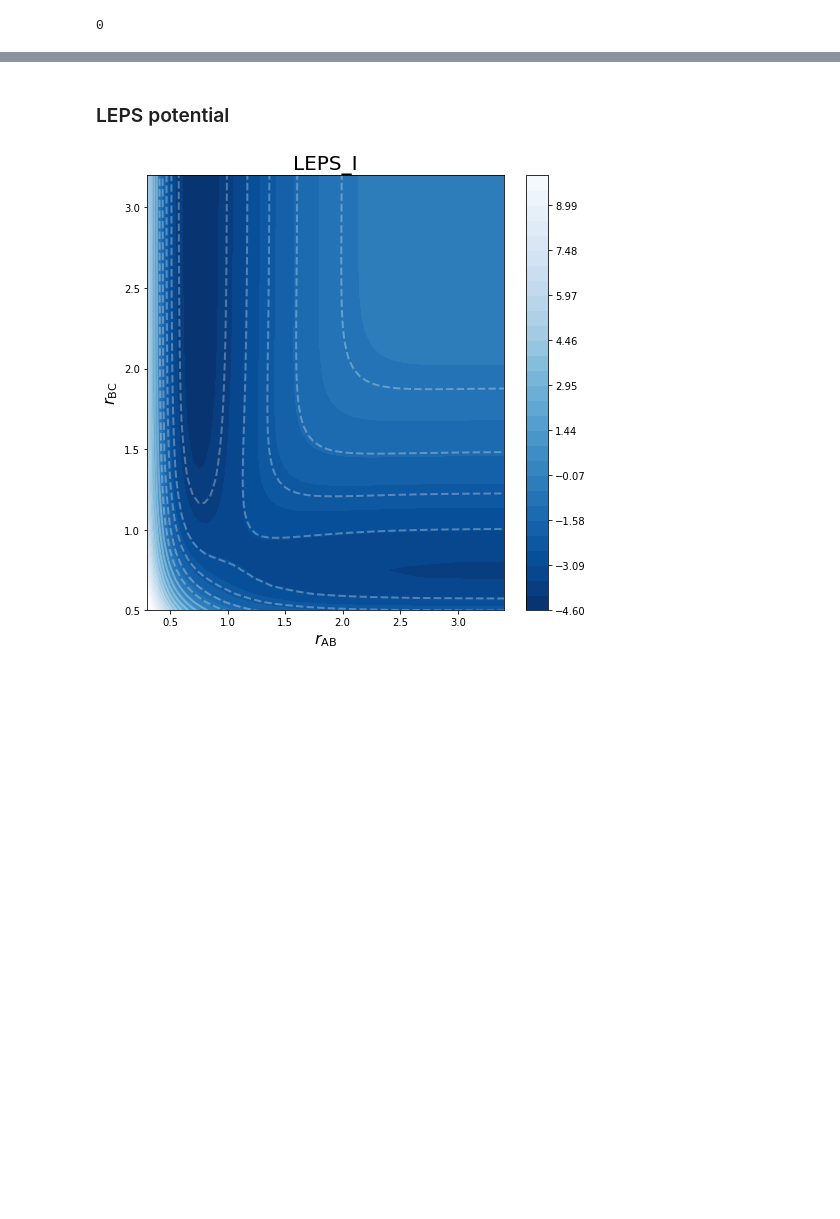
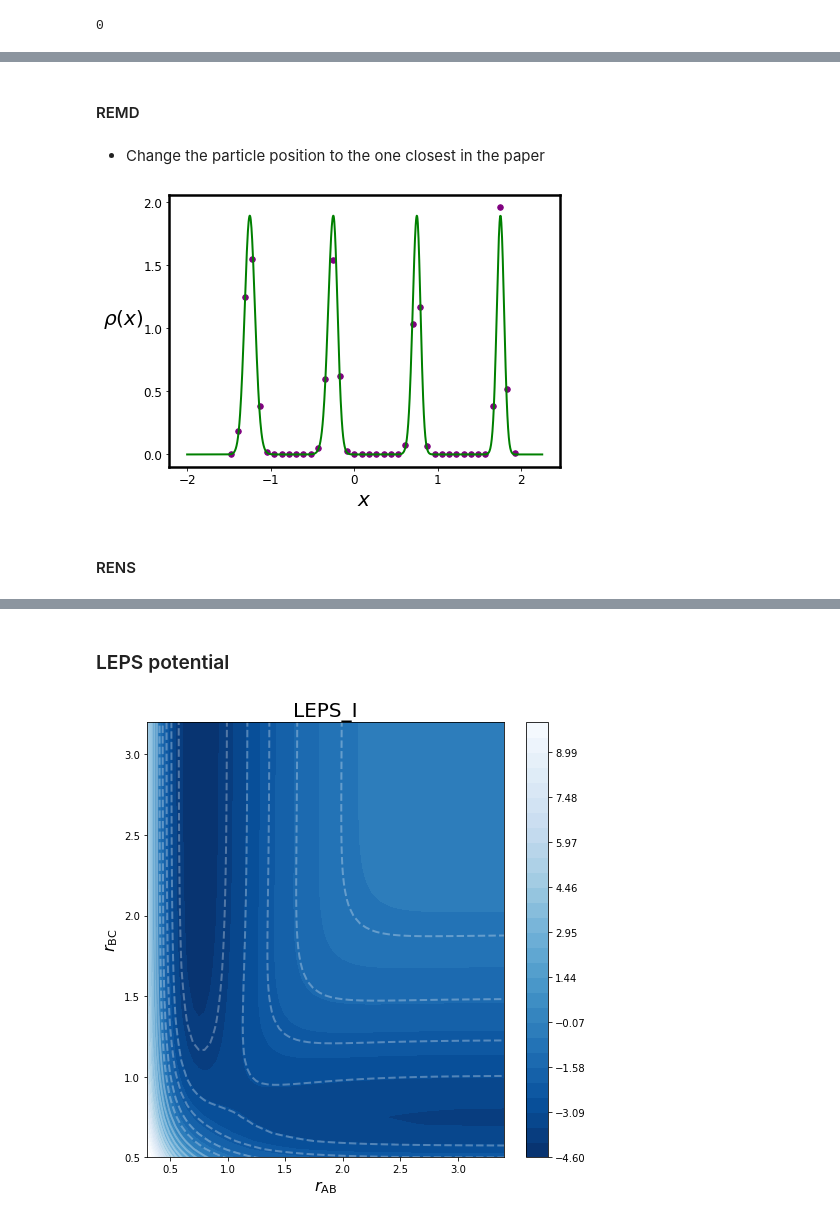
Before and after one commit to shaunak-badani/RENS, a Jupyter notebook: 1D_notebooks/All_figures_of_paper.ipynb, the cells around one changed output, grey strips where cells are left out. Drawn from its saved outputs; the diff is of its cells as text; code cells hidden in the pictures; blank space fills up the shorter version.

```diff
--- a/1D_notebooks/All_figures_of_paper.ipynb
+++ b/1D_notebooks/All_figures_of_paper.ipynb
@@ -10,0 +93,29 @@ os.system('mkdir -p {}'.format(images_path))
+# %%
+from scipy.integrate import quad
+beta_oned = 1 / (0.3)
+f_oned = lambda x:np.exp(-beta_oned * pot_energy(x))
+Z_oned = quad(f_oned, -np.inf, np.inf)[0]
+expected_oned = np.array([f_oned(i) for i in oned_range]) / Z_oned
+# %% [markdown]
+#### REMD
+# %% [markdown]
+* Change the particle position to the one closest in the paper
+# %%
+fig, ax = plt.subplots(figsize = (7, 5))
+p_oned_rens, be_oned_rens = np.histogram(pos_values[:, 0], bins = 40, density = True)
+coords_oned = 0.5 * (be_oned_rens[1:] + be_oned_rens[:-1])
+
+plt.plot(oned_range, expected_oned, color = 'green', lw = 2)
+plt.scatter(coords_oned, p_oned_rens, color = 'purple', s = 30)
+
+_ = [i.set_linewidth(2.5) for i in ax.spines.values()]
+_ = plt.xlabel(r'$x$', fontsize = 20)
+_ = plt.ylabel(r'$\rho(x)$', fontsize = 20, labelpad = 20)
+plt.yticks(np.arange(0, 2.5, 0.5), fontsize = 12)
+plt.xticks(fontsize = 12)
+
+_.set_rotation(0)
+# %% [output]
+[figure, added]
+# %% [markdown]
+#### RENS
```
Also changed, not shown: parts of 17 cells of this notebook.
